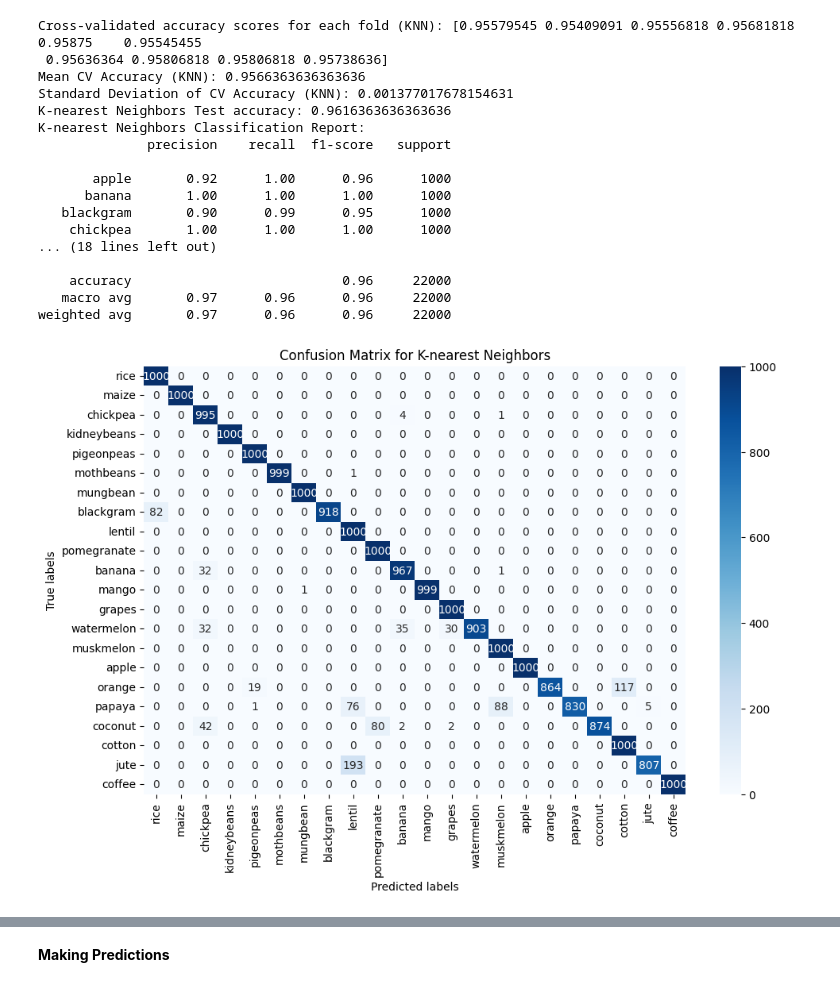
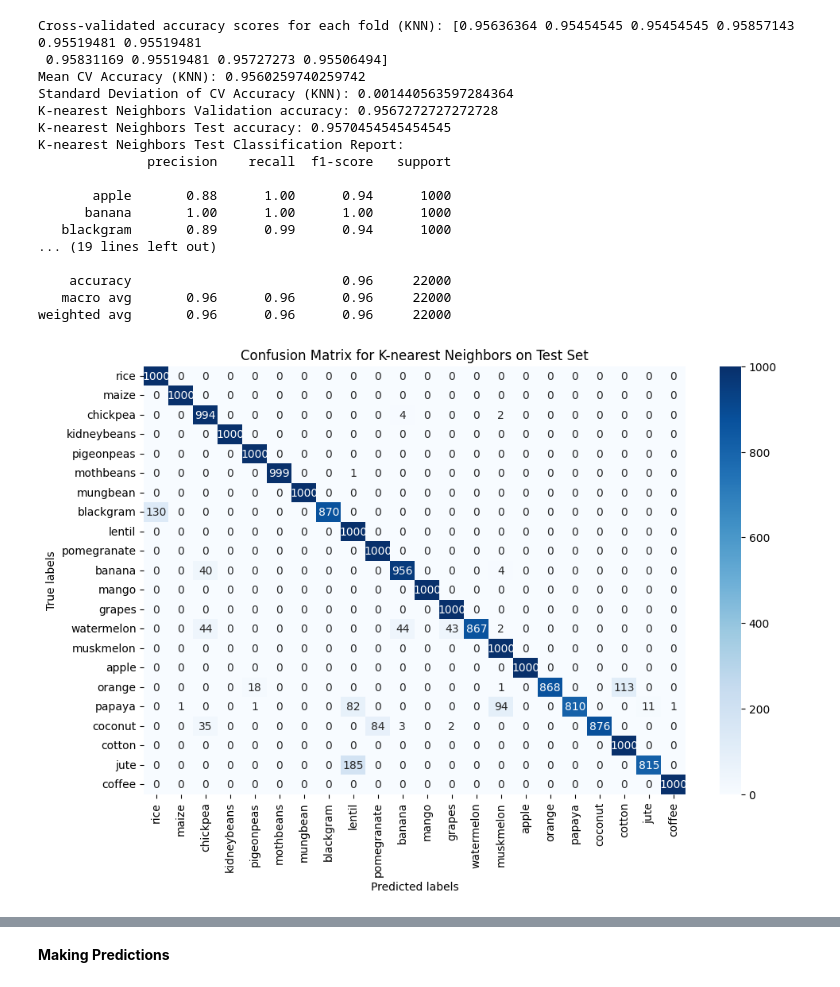
Before and after one commit to qasmendoza/crop-recommendation, a Jupyter notebook: Crops.ipynb, the cells around one changed output, grey strips where cells are left out. Cells and saved outputs as stored; diff of their text form; code cells hidden in the pictures.

```diff
--- a/Crops.ipynb
+++ b/Crops.ipynb
@@ -122,6 +102,5 @@ Training set size: 88000
 Testing set size: 22000
 # %%
-
 # Using 'auto' strategy for RandomUnderSampler
 under = RandomUnderSampler(sampling_strategy='auto')
 X_resampled, y_resampled = under.fit_resample(X_train, y_train)
@@ -138,24 +117,25 @@ print("Cross-validated accuracy scores for each fold:", cv_scores)
 print("Mean CV Accuracy:", cv_scores.mean())
 print("Standard Deviation of CV Accuracy:", cv_scores.std())
 
-# Split the test set further into calibration and validation sets
-X_calibrate, X_validate, y_calibrate, y_validate = train_test_split(X_test, y_test, test_size=0.5, random_state=42)
-
-# Calibrate the classifier on the calibration set
+# Calibrate the classifier on the validation set
 calibrated_rf = CalibratedClassifierCV(clf_rf, method='sigmoid', cv='prefit')
-calibrated_rf.fit(X_calibrate, y_calibrate)
+calibrated_rf.fit(X_val, y_val)
 
 # Predict on the validation set using the calibrated RF
-y_pred_calibrated = calibrated_rf.predict(X_validate)
-accuracy_score_rf = accuracy_score(y_validate, y_pred_calibrated)
+y_pred_val = calibrated_rf.predict(X_val)
+accuracy_score_val = accuracy_score(y_val, y_pred_val)
+print("Calibrated Random Forest Validation accuracy:", accuracy_score_val)
 
-print("Calibrated Random Forest Validation accuracy:", accuracy_score_rf)
-print("Calibrated Random Forest Classification Report:")
-print(classification_report(y_validate, y_pred_calibrated))
+# Predict on the test set using the calibrated RF
+y_pred_calibrated = calibrated_rf.predict(X_test)
+accuracy_score_rf = accuracy_score(y_test, y_pred_calibrated)
+print("Calibrated Random Forest Test accuracy:", accuracy_score_rf)
+print("Calibrated Random Forest Test Classification Report:")
+print(classification_report(y_test, y_pred_calibrated))
 
 # Compute the confusion matrix for calibrated RF
-conf_mat_calibrated = confusion_matrix(y_validate, y_pred_calibrated)
-class_labels = np.unique(y_validate)
+conf_mat_calibrated = confusion_matrix(y_test, y_pred_calibrated)
+class_labels = np.unique(y_test)
 
 # Plot using Seaborn for calibrated RF
 plt.figure(figsize=(11,7))
@@ -186,8 +166,8 @@ weighted avg       0.98      0.98      0.98     11000
 # %%
-
 # Feature Scaling
 scaler = StandardScaler()
 X_train_scaled = scaler.fit_transform(X_train)
+X_val_scaled = scaler.transform(X_val) # scale the validation set
 X_test_scaled = scaler.transform(X_test)
 
 # Using 'auto' strategy for RandomUnderSampler
@@ -206,50 +186,55 @@ clf_knn.fit(X_train_resampled, y_train_resampled)
 cv_scores_knn = cross_val_score(clf_knn, X_train_resampled, y_train_resampled, cv=10, scoring='accuracy')
 
 # Print out the scores for each fold and average accuracy
 print("Cross-validated accuracy scores for each fold (KNN):", cv_scores_knn)
 print("Mean CV Accuracy (KNN):", cv_scores_knn.mean())
 print("Standard Deviation of CV Accuracy (KNN):", cv_scores_knn.std())
 
+# Predict using the KNN model on the scaled validation set
+y_pred_knn_val = clf_knn.predict(X_val_scaled)
+accuracy_score_knn_val = accuracy_score(y_val, y_pred_knn_val)
+print("K-nearest Neighbors Validation accuracy:", accuracy_score_knn_val)
+
+
 # Predict using the KNN model on the scaled test set
 y_pred_knn = clf_knn.predict(X_test_scaled)
 accuracy_score_knn = accuracy_score(y_test, y_pred_knn)
-
 print("K-nearest Neighbors Test accuracy:", accuracy_score_knn)
-print("K-nearest Neighbors Classification Report:")
+print("K-nearest Neighbors Test Classification Report:")
 print(classification_report(y_test, y_pred_knn))
 
-# Compute the confusion matrix
+# Compute the confusion matrix for test set
 conf_mat_knn = confusion_matrix(y_test, y_pred_knn)
 
 # Extract unique class labels
 class_labels = data['label'].unique()
 
 # Plot using Seaborn
 plt.figure(figsize=(11,7))
 sns.heatmap(conf_mat_knn, annot=True, fmt="d", cmap='Blues', xticklabels=class_labels, yticklabels=class_labels)
 plt.xlabel('Predicted labels')
 plt.ylabel('True labels')
-plt.title('Confusion Matrix for K-nearest Neighbors')
+plt.title('Confusion Matrix for K-nearest Neighbors on Test Set')
 plt.show()
 # %% [output]
-Cross-validated accuracy scores for each fold (KNN): [0.95579545 0.95409091 0.95556818 0.95681818 0.95875    0.95545455
- 0.95636364 0.95806818 0.95806818 0.95738636]
-Mean CV Accuracy (KNN): 0.9566363636363636
-Standard Deviation of CV Accuracy (KNN): 0.001377017678154631
-K-nearest Neighbors Test accuracy: 0.9616363636363636
-K-nearest Neighbors Classification Report:
+Cross-validated accuracy scores for each fold (KNN): [0.95636364 0.95454545 0.95454545 0.95857143 0.95519481 0.95519481
+ 0.95831169 0.95519481 0.95727273 0.95506494]
+Mean CV Accuracy (KNN): 0.9560259740259742
+Standard Deviation of CV Accuracy (KNN): 0.001440563597284364
+K-nearest Neighbors Validation accuracy: 0.9567272727272728
+K-nearest Neighbors Test accuracy: 0.9570454545454545
+K-nearest Neighbors Test Classification Report:
               precision    recall  f1-score   support
 
-       apple       0.92      1.00      0.96      1000
+       apple       0.88      1.00      0.94      1000
       banana       1.00      1.00      1.00      1000
-   blackgram       0.90      0.99      0.95      1000
-    chickpea       1.00      1.00      1.00      1000
-... (18 lines left out)
+   blackgram       0.89      0.99      0.94      1000
+... (19 lines left out)
 
     accuracy                           0.96     22000
-   macro avg       0.97      0.96      0.96     22000
-weighted avg       0.97      0.96      0.96     22000
+   macro avg       0.96      0.96      0.96     22000
+weighted avg       0.96      0.96      0.96     22000
-[figure, old version]
+[figure, new version]
 # %%
 
 # Set up the RandomUnderSampler
```
Also changed, not shown: parts of 13 cells of this notebook.
